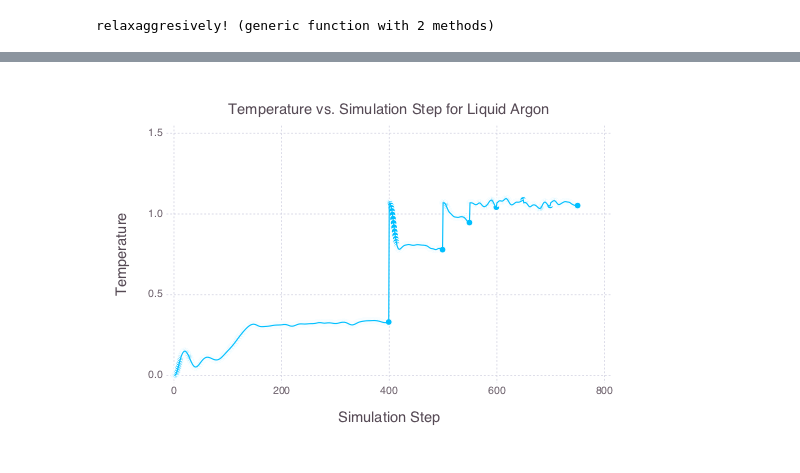
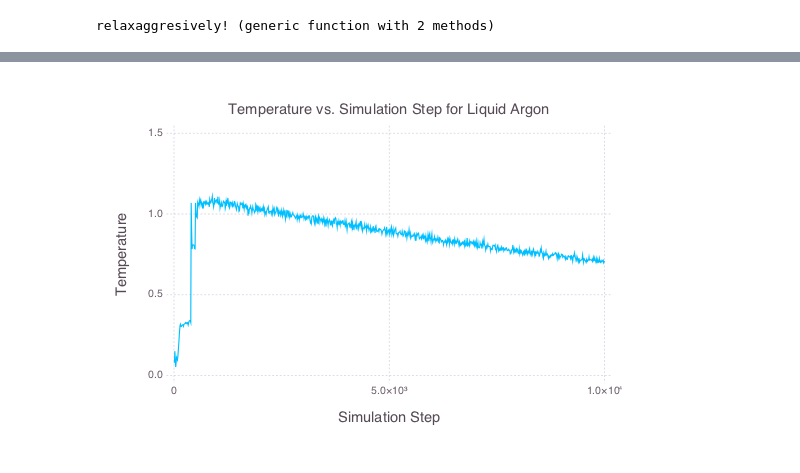
Before and after one commit to stefco/g6080, a Jupyter notebook: set02/sci-comp-hw-2-stefan.ipynb, the cells around one changed output, grey strips where cells are left out. Drawn from its saved outputs; the diff is of its cells as text; code cells hidden in the pictures.

```diff
--- a/set02/sci-comp-hw-2-stefan.ipynb
+++ b/set02/sci-comp-hw-2-stefan.ipynb
@@ -79,8 +53,9 @@ p.e[1:600]
 # %%
 import Gadfly
 # %%
-temps = Gadfly.plot( x=[1:750], y=p.T[1:750], Gadfly.Geom.line, Gadfly.Geom.point,
+p = loadmdtrial("q2/p");
+temps = Gadfly.plot( x=[10:10:10000], y=p.T[10:10:10000], Gadfly.Geom.line,
 Gadfly.Guide.xlabel("Simulation Step"), Gadfly.Guide.ylabel("Temperature"),
 Gadfly.Guide.title("Temperature vs. Simulation Step for Liquid Argon"))
 # %% [output]
-[figure, old version]
+[figure, new version]
```
Also changed, not shown: parts of 11 cells of this notebook, 5 other files.
